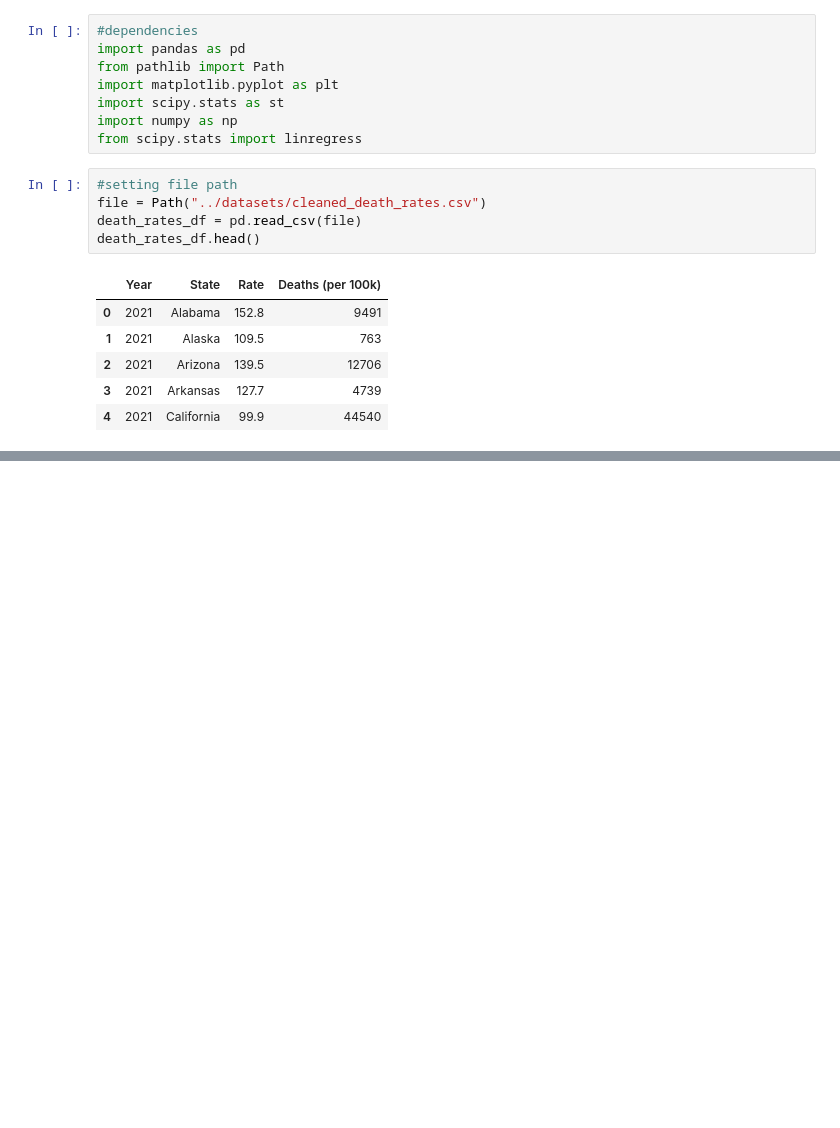
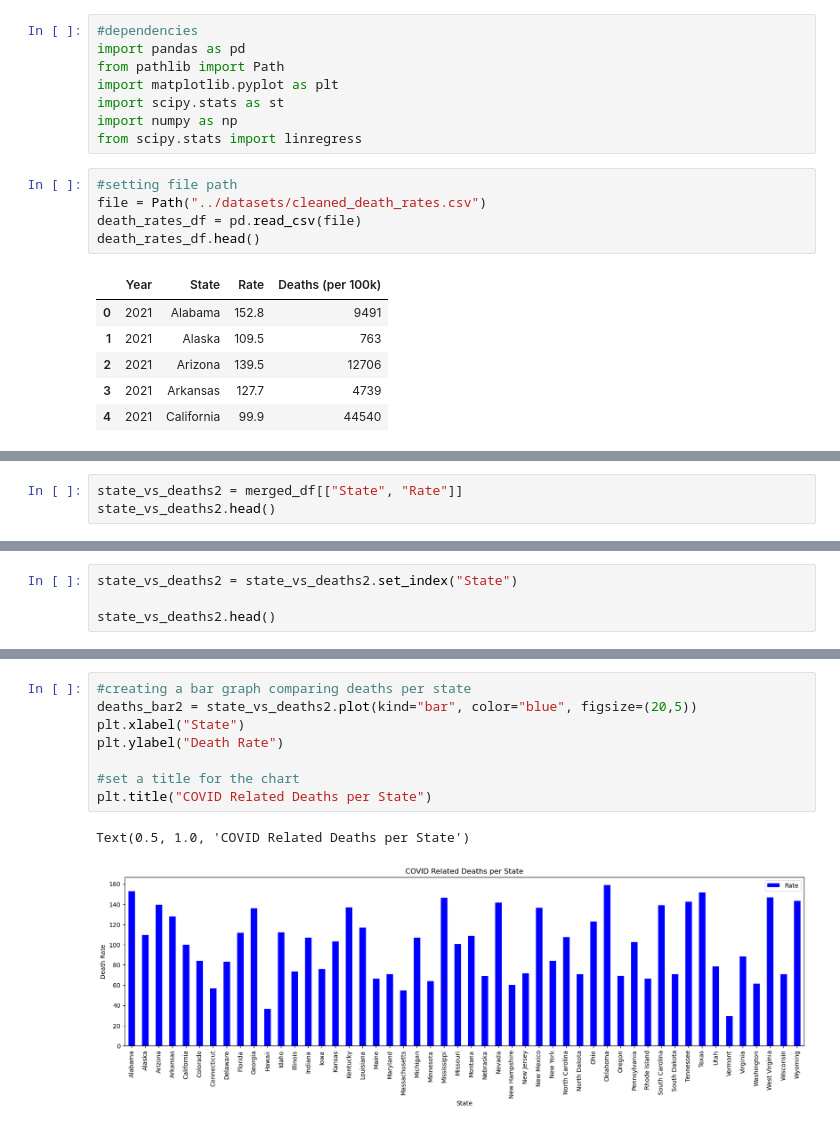
Before and after one commit to imnana18/project1_group07, a Jupyter notebook: datasets/deaths vs. vaccination anaylsis.ipynb, the cells around one changed output, grey strips where cells are left out. Cells and saved outputs as stored; diff of their text form; blank space fills up the shorter version.

```diff
--- a/datasets/deaths vs. vaccination anaylsis.ipynb
+++ b/datasets/deaths vs. vaccination anaylsis.ipynb
@@ -53,0 +81,3 @@ merged_df
+# %%
+state_vs_deaths2 = merged_df[["State", "Rate"]]
+state_vs_deaths2.head()
@@ -53,0 +91,4 @@ merged_df
+# %%
+state_vs_deaths2 = state_vs_deaths2.set_index("State")
+
+state_vs_deaths2.head()
@@ -53,0 +103,11 @@ merged_df
+# %%
+#creating a bar graph comparing deaths per state
+deaths_bar2 = state_vs_deaths2.plot(kind="bar", color="blue", figsize=(20,5))
+plt.xlabel("State")
+plt.ylabel("Death Rate")
+
+#set a title for the chart
+plt.title("COVID Related Deaths per State")
+# %% [output]
+Text(0.5, 1.0, 'COVID Related Deaths per State')
+[figure, added]
```
Also changed, not shown: parts of 14 cells of this notebook.
